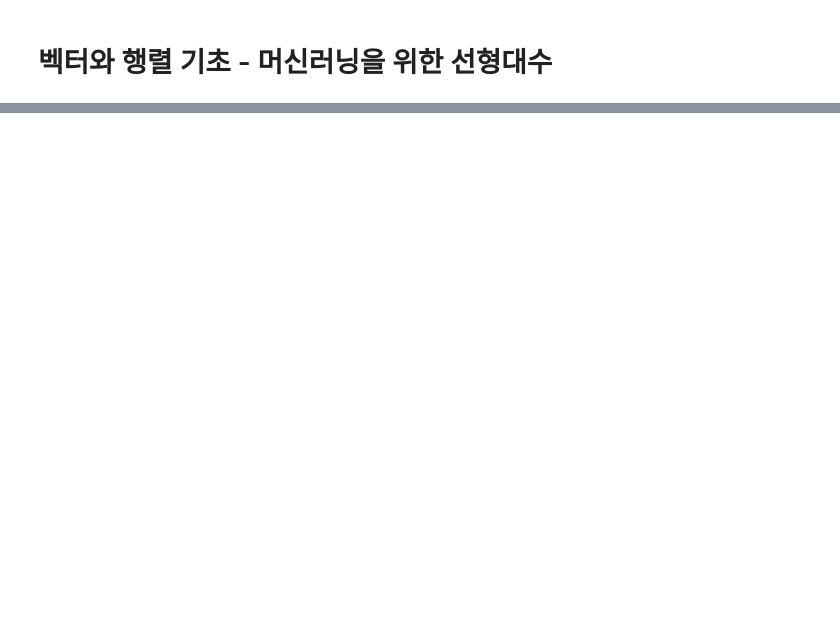
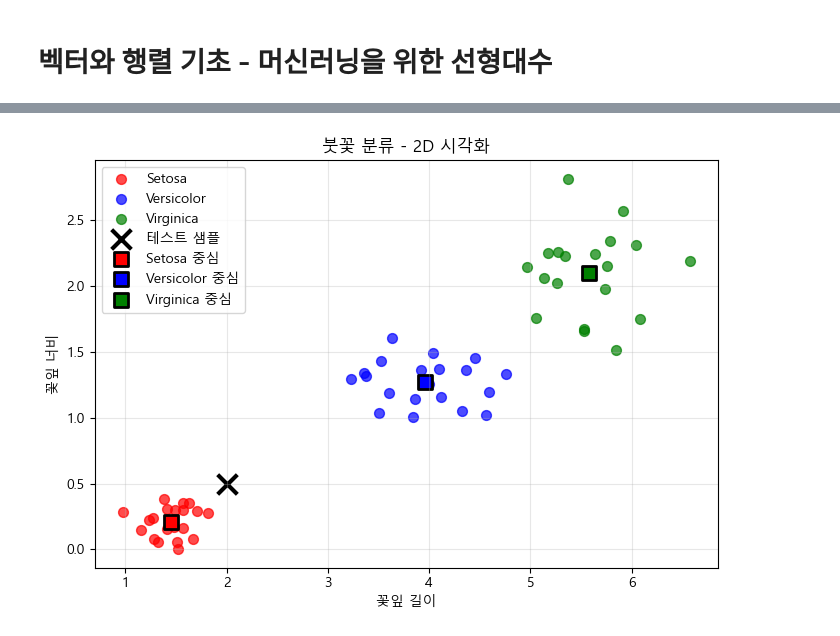
Before and after one commit to EveShin/math-for-ML, a Jupyter notebook: 01_linear_algebra/vectors_matrices.ipynb, the cells around one changed output, grey strips where cells are left out. Saved outputs shown, nothing was run; the diff lists cells and outputs as text; code cells hidden in the pictures; blank space fills up the shorter version.

```diff
--- a/01_linear_algebra/vectors_matrices.ipynb
+++ b/01_linear_algebra/vectors_matrices.ipynb
@@ -565,0 +646,18 @@ print("="*50)
+# %%
+# 가중치 벡터 (집 가격을 예측하는 간단한 모델)
+# 가정: 가격 = 면적*0.5 + 방수*10 + 화장실수*5 + 층수*2 (단위: 만원)
+weights = np.array([0.5, 10, 5, 2])
+
+print("가중치 벡터 (가격 예측 모델):")
+print("면적 가중치:", weights[0])
+print("방수 가중치:", weights[1])
+print("화장실수 가중치:", weights[2])
+print("층수 가중치:", weights[3])
+print()
+
+# 행렬-벡터 곱 (모든 집의 가격 예측)
+predicted_prices = np.dot(houses_matrix, weights)
+
+print("예측된 집 가격들:")
+for i, price in enumerate(predicted_prices):
+    print(f"집 {i+1}: {price:.1f}만원")
@@ -565,0 +749,63 @@ print("="*50)
+# %%
+# 간단한 거리 기반 분류
+def predict_species(sample, training_data, training_labels):
+    """가장 가까운 훈련 샘플의 종을 반환"""
+    distances = []
+    for train_sample in training_data:
+        # 유클리드 거리 계산
+        distance = np.linalg.norm(sample - train_sample)
+        distances.append(distance)
+
+    # 가장 가까운 샘플의 인덱스
+    nearest_idx = np.argmin(distances)
+    return training_labels[nearest_idx]
+
+# 테스트 샘플 생성
+test_sample = np.array([5.5, 3.0, 2.0, 0.5])
+print("테스트 샘플:", test_sample)
+
+# 예측
+predicted_species = predict_species(test_sample, iris_data, labels)
+print(f"예측된 종: {species_names[predicted_species]}")
+print()
+
+# 각 종의 중심점과의 거리 계산
+print("각 종의 중심점과의 거리:")
+centroids = []
+for i, name in enumerate(species_names):
+    species_data = iris_data[labels == i]
+    centroid = np.mean(species_data, axis=0)
+    centroids.append(centroid)
+    distance = np.linalg.norm(test_sample - centroid)
+    print(f"{name} 중심점까지의 거리: {distance:.3f}")
+
+print()
+
+# 분류 과정 시각화 - 2D 투영 (꽃잎 길이 vs 꽃잎 너비)
+plt.figure(figsize=(7, 5))
+
+colors = ['red', 'blue', 'green']
+for i, (name, color) in enumerate(zip(species_names, colors)):
+    species_mask = labels == i
+    plt.scatter(iris_data[species_mask, 2], iris_data[species_mask, 3],
+                c=color, label=name, alpha=0.7, s=50)
+
+# 테스트 샘플 표시
+plt.scatter(test_sample[2], test_sample[3], c='black', marker='x', s=200,
+            linewidth=3, label='테스트 샘플')
+
+# 중심점들 표시
+for i, (centroid, color, name) in enumerate(zip(centroids, colors, species_names)):
+    plt.scatter(centroid[2], centroid[3], c=color, marker='s', s=100,
+                edgecolor='black', linewidth=2, label=f'{name} 중심')
+
+plt.xlabel('꽃잎 길이')
+plt.ylabel('꽃잎 너비')
+plt.title('붓꽃 분류 - 2D 시각화')
+plt.legend()
+plt.grid(True, alpha=0.3)
+plt.tight_layout()
+plt.show()
+
+print(f"결론: 테스트 샘플을 '{species_names[predicted_species]}'로 분류합니다.")
+# %% [output]
@@ -565,0 +819 @@ print("="*50)
+[figure, added]
```
Also changed, not shown: parts of 105 cells of this notebook.
